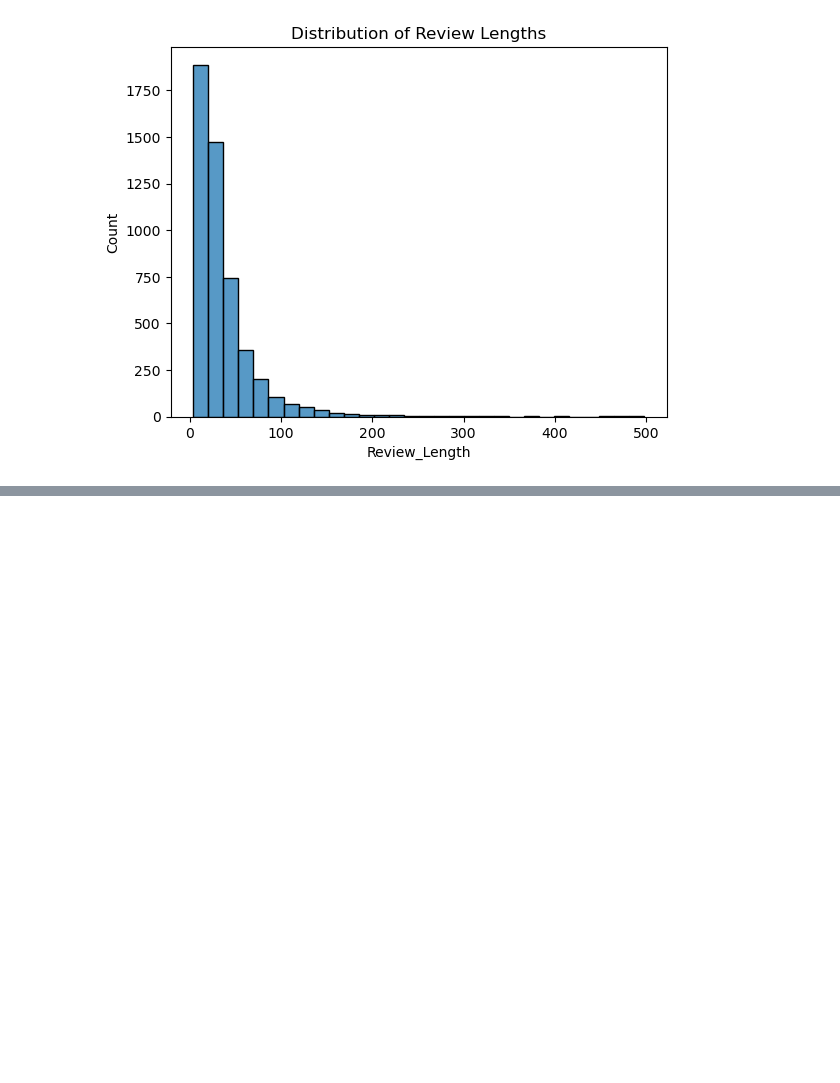
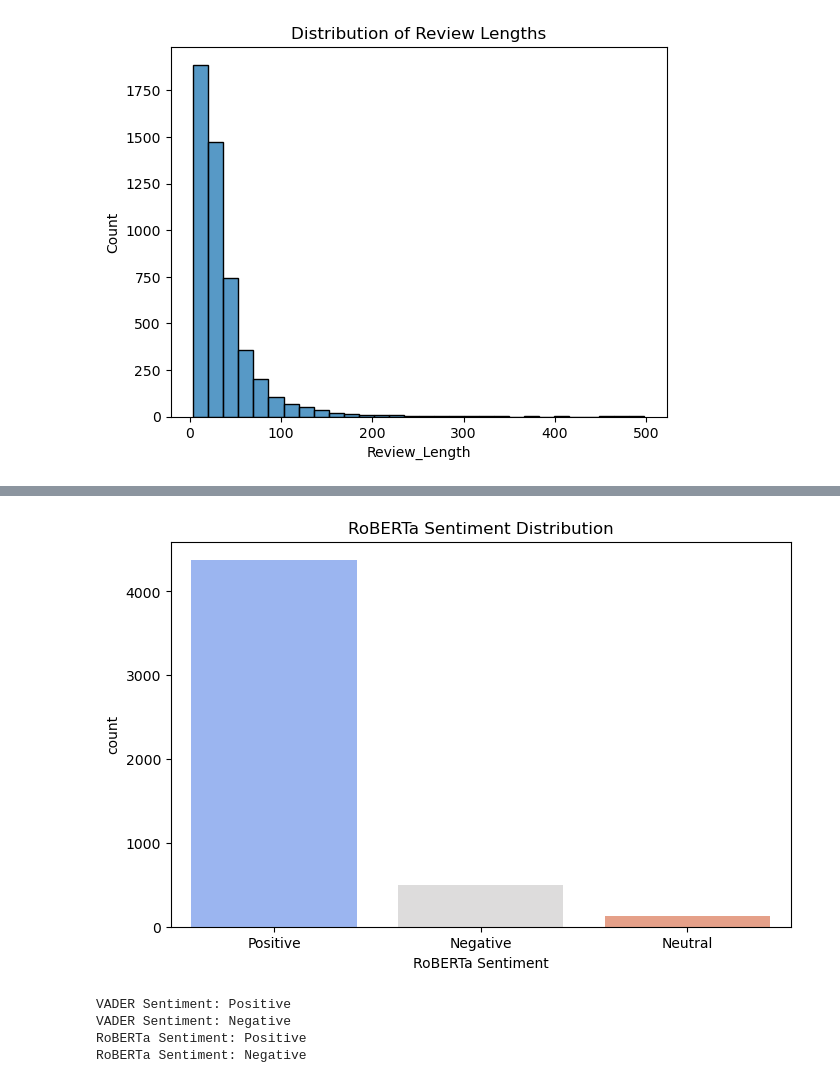
Before and after one commit to Vivek96254/Sentimental_Analysis_Updated, a Jupyter notebook: Sentimental Analysis on Amazon Reviews.ipynb, the cells around one changed output, grey strips where cells are left out. Cells and saved outputs as stored; diff of their text form; code cells hidden in the pictures; blank space fills up the shorter version.

```diff
--- a/Sentimental Analysis on Amazon Reviews.ipynb
+++ b/Sentimental Analysis on Amazon Reviews.ipynb
@@ -289,0 +306,25 @@ plt.show()
+# %%
+# RoBERTa sentiment distribution
+plt.figure(figsize=(8, 5))
+sns.countplot(data=df, x='RoBERTa_Sentiment', palette='coolwarm')
+plt.title('RoBERTa Sentiment Distribution')
+plt.show()
+# %% [output]
+[figure, added]
+# %%
+# Custom input for testing VADER and RoBERTa models
+test_text = "The product quality is amazing, and I would definitely recommend it!"
+test_text1 = "The product quality is very bad, and I would not recommend it!"
+
+# VADER analysis
+print("VADER Sentiment:", vader_sentiment(test_text))
+print("VADER Sentiment:", vader_sentiment(test_text1))
+
+# RoBERTa analysis
+print("RoBERTa Sentiment:", roberta_sentiment(test_text))
+print("RoBERTa Sentiment:", roberta_sentiment(test_text1))
+# %% [output]
+VADER Sentiment: Positive
+VADER Sentiment: Negative
+RoBERTa Sentiment: Positive
+RoBERTa Sentiment: Negative
```
Also changed, not shown: parts of 7 cells of this notebook.
